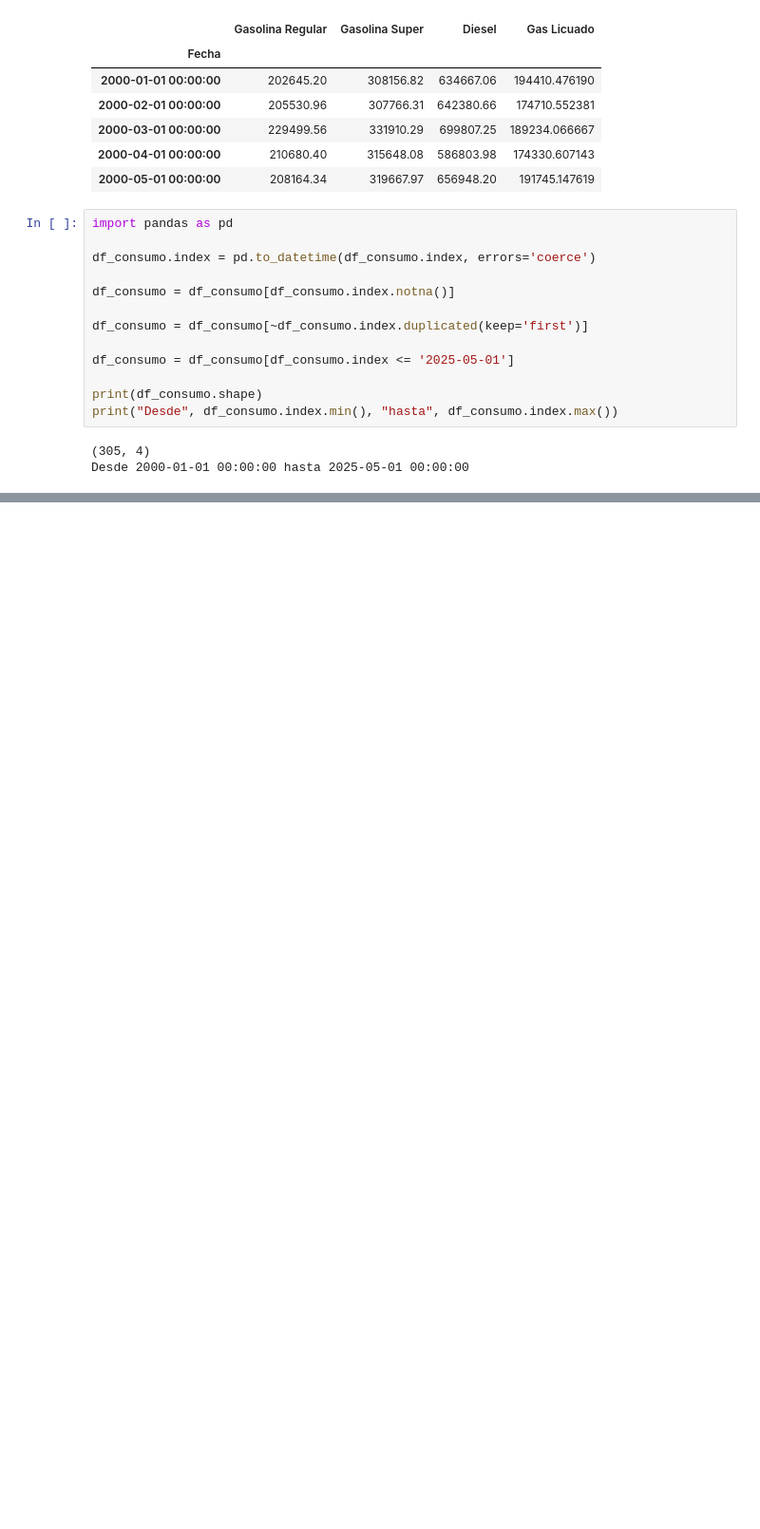
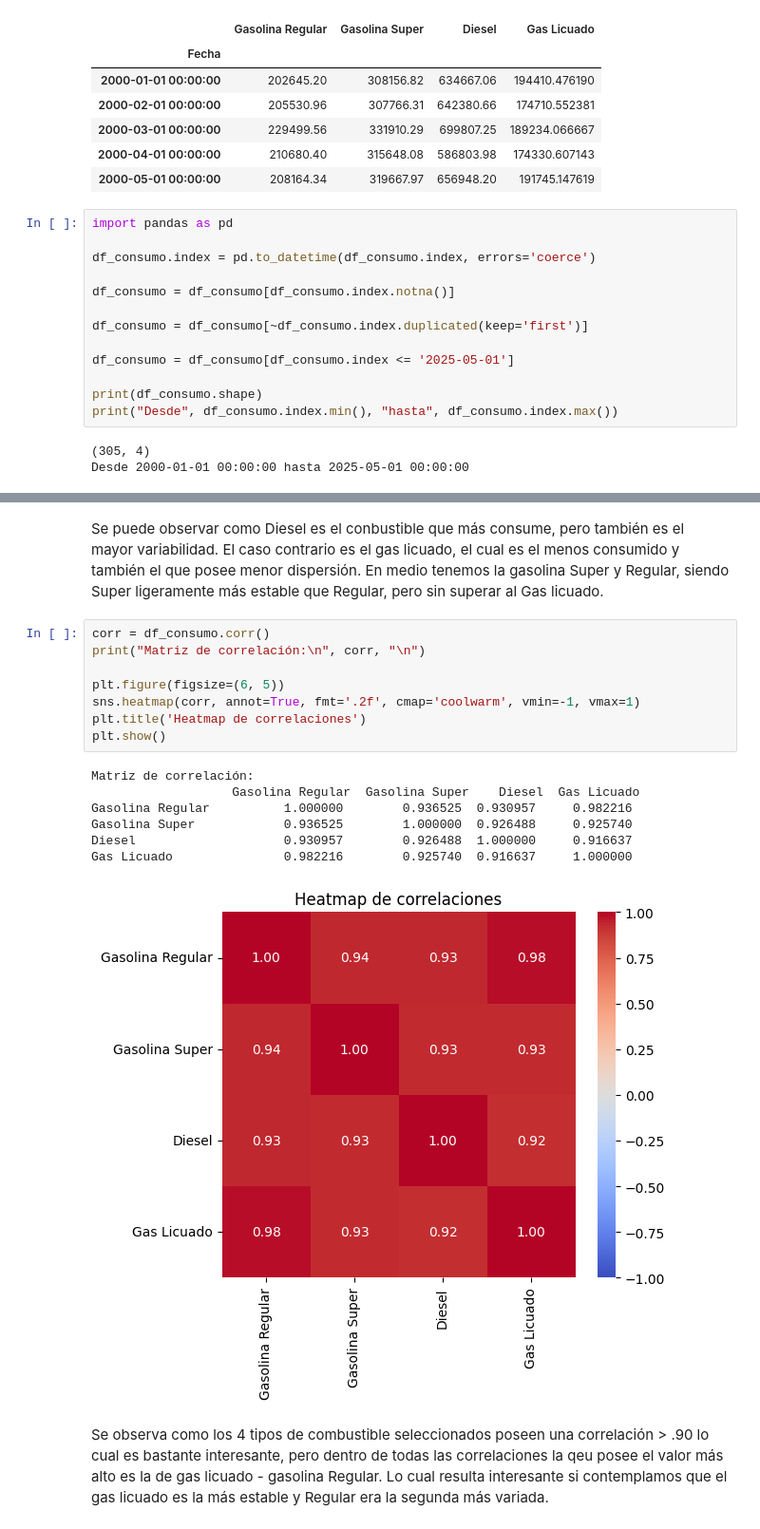
Before and after one commit to chuy-zip/DS_LAB1, a Jupyter notebook: series_time.ipynb, the cells around one changed output, grey strips where cells are left out. Shown at 95% size. Saved outputs shown, nothing was run; the diff lists cells and outputs as text; blank space fills up the shorter version.

```diff
--- a/series_time.ipynb
+++ b/series_time.ipynb
@@ -94,0 +84,20 @@ for x, y in pares:
+# %% [markdown]
+Se puede observar como Diesel es el conbustible que más consume, pero también es el mayor variabilidad. El caso contrario es el gas licuado, el cual es el menos consumido y también el que posee menor dispersión. En medio tenemos la gasolina Super y Regular, siendo Super ligeramente más estable que Regular, pero sin superar al Gas licuado.
+# %%
+corr = df_consumo.corr()
+print("Matriz de correlación:\n", corr, "\n")
+
+plt.figure(figsize=(6, 5))
+sns.heatmap(corr, annot=True, fmt='.2f', cmap='coolwarm', vmin=-1, vmax=1)
+plt.title('Heatmap de correlaciones')
+plt.show()
+# %% [output]
+Matriz de correlación:
+                   Gasolina Regular  Gasolina Super    Diesel  Gas Licuado
+Gasolina Regular          1.000000        0.936525  0.930957     0.982216
+Gasolina Super            0.936525        1.000000  0.926488     0.925740
+Diesel                    0.930957        0.926488  1.000000     0.916637
+Gas Licuado               0.982216        0.925740  0.916637     1.000000
+[figure, added]
+# %% [markdown]
+Se observa como los 4 tipos de combustible seleccionados poseen una correlación > .90 lo cual es bastante interesante, pero dentro de todas las correlaciones la qeu posee el valor más alto es la de gas licuado - gasolina Regular. Lo cual resulta interesante si contemplamos que el gas licuado es la más estable y Regular era la segunda más variada.
```
Also changed, not shown: parts of 4 cells of this notebook.
